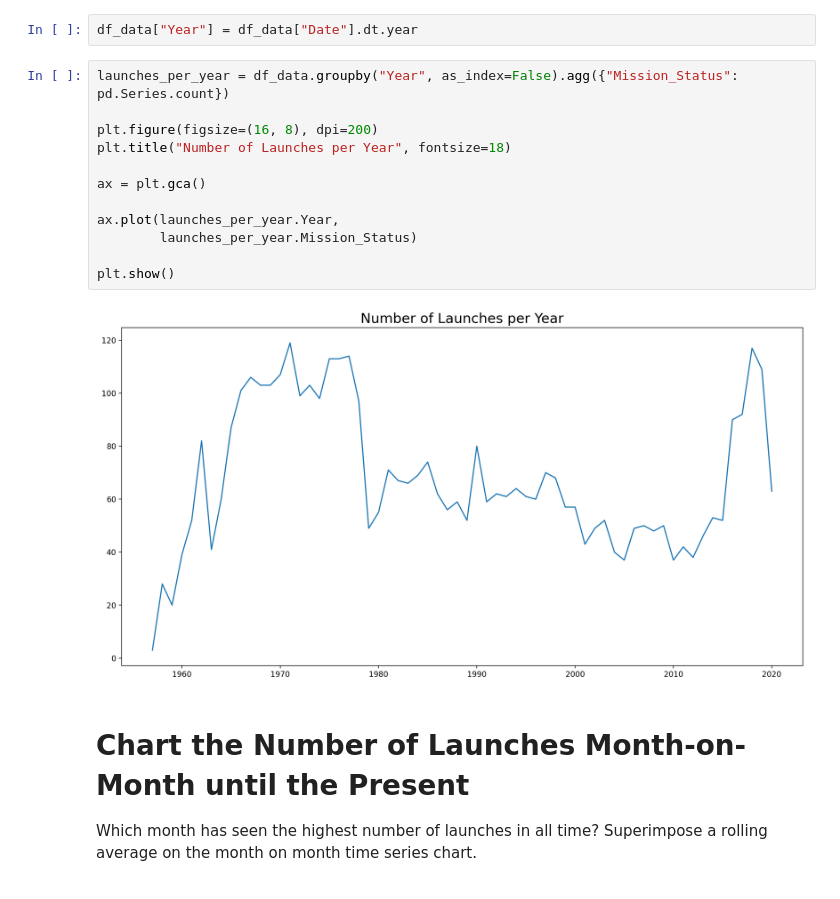
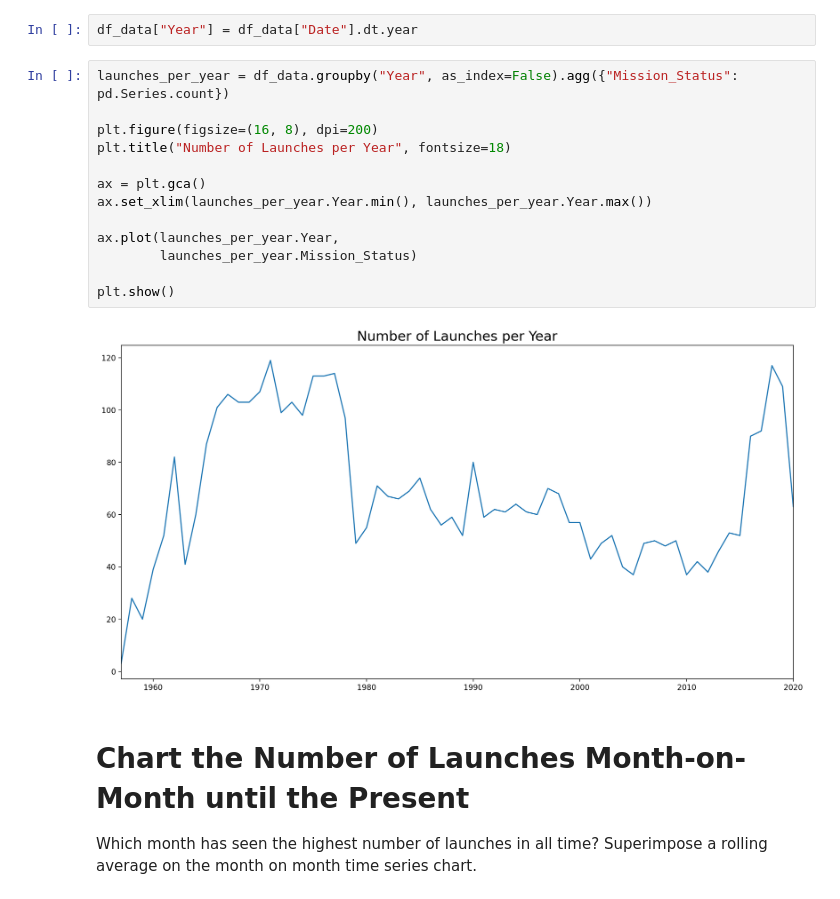
Before and after one commit to cruzcyn/Space-Mission-Analysis, a Jupyter notebook: Space_Missions_Analysis_(start).ipynb, the cells around one changed output. Drawn from its saved outputs; the diff is of its cells as text.

```diff
--- a/Space_Missions_Analysis_(start).ipynb
+++ b/Space_Missions_Analysis_(start).ipynb
@@ -534,17 +534,18 @@ df_data["Year"] = df_data["Date"].dt.year
 # %%
 launches_per_year = df_data.groupby("Year", as_index=False).agg({"Mission_Status": pd.Series.count})
 
 plt.figure(figsize=(16, 8), dpi=200)
 plt.title("Number of Launches per Year", fontsize=18)
 
 ax = plt.gca()
+ax.set_xlim(launches_per_year.Year.min(), launches_per_year.Year.max())
 
 ax.plot(launches_per_year.Year,
         launches_per_year.Mission_Status)
 
 plt.show()
 # %% [output]
-[figure, old version]
+[figure, new version]
 # %% [markdown]
 # Chart the Number of Launches Month-on-Month until the Present
 
```
Also changed, not shown: parts of 2 cells of this notebook.
